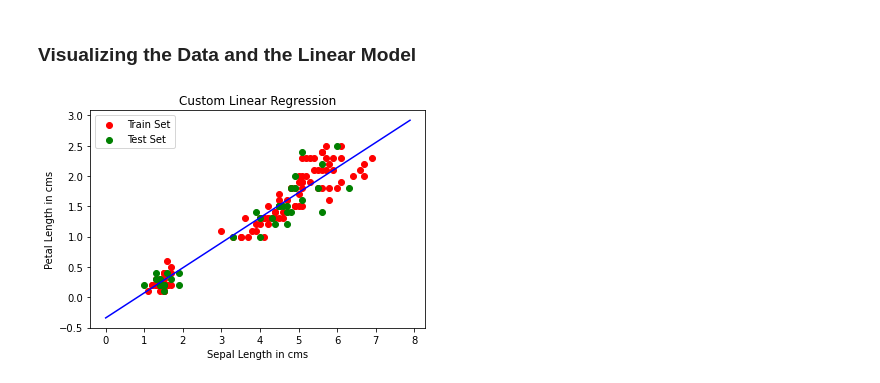
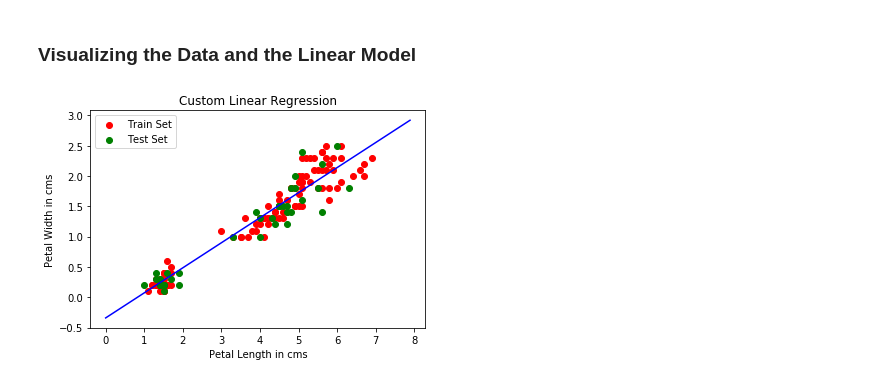
Before and after one commit to laxmena/100MLProjects, a Jupyter notebook: Project3 - Implementing Regression Algorithms from Scratch/3_1_Linear_Regression.ipynb, the cells around one changed output. Drawn from its saved outputs; the diff is of its cells as text; code cells hidden in the pictures.

```diff
--- a/Project3 - Implementing Regression Algorithms from Scratch/3_1_Linear_Regression.ipynb
+++ b/Project3 - Implementing Regression Algorithms from Scratch/3_1_Linear_Regression.ipynb
@@ -222,12 +222,12 @@ Comparing the R2 Scores, the Model built from Scratch - **CustomLinearRegression
 # %%
 plt.scatter(X_train, y_train, color='red',label="Train Set")
 plt.scatter(X_test, y_test, color='green',label="Test Set")
 xx = np.arange(start=X.min()-1, stop=X.max()+1, step=0.01)
 plt.plot(xx, clr.predict(xx.reshape(len(xx), 1)), color='blue')
-plt.xlabel("Sepal Length in cms")
-plt.ylabel("Petal Length in cms")
+plt.xlabel("Petal Length in cms")
+plt.ylabel("Petal Width in cms")
 plt.title("Custom Linear Regression")
 plt.legend()
 plt.show()
 # %% [output]
-[figure, old version]
+[figure, new version]
```
Also changed, not shown: parts of 3 cells of this notebook, 1 other file.
